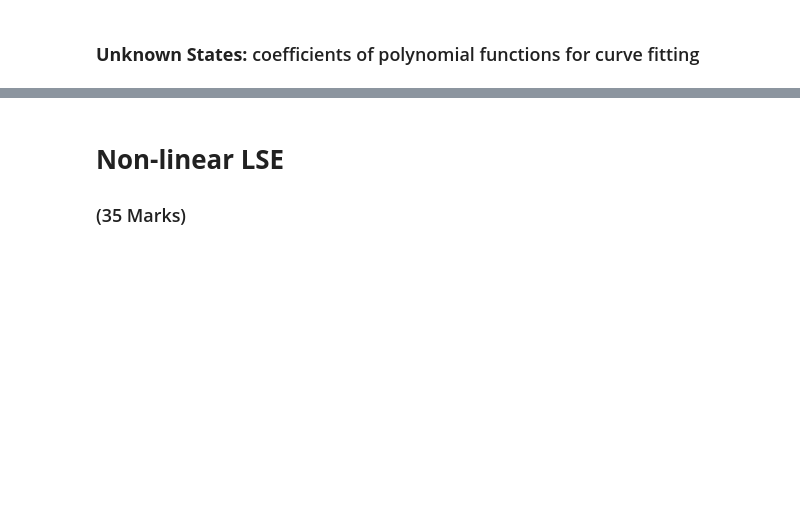
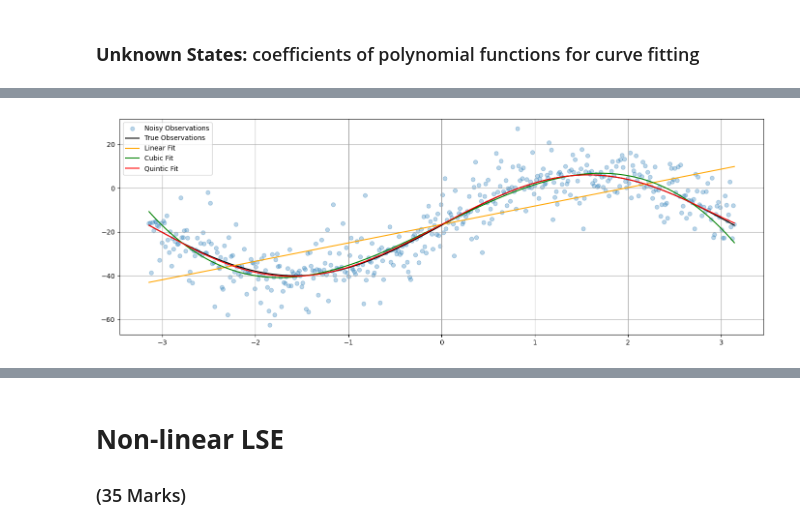
Before and after one commit to emallie-morinbarich/engg680_2024_fall, a Jupyter notebook: Lab_Assignment2/Assignment2.ipynb, the cells around one changed output, grey strips where cells are left out. Drawn from its saved outputs; the diff is of its cells as text; code cells hidden in the pictures; blank space fills up the shorter version.

Commit message:
step 1 to 13 except 11
only code not the description

```diff
--- a/Lab_Assignment2/Assignment2.ipynb
+++ b/Lab_Assignment2/Assignment2.ipynb
@@ -138,4 +209,9 @@ fig.tight_layout()
 # step 10
 # compute and print the norm between the predicted observations (output from each polynomial function) and the true observations
 # (3 marks)
-# ...
+for deg, res in results.items():
+    predicted_l = np.vander(a, N=deg+1, increasing=True) @ res['coefficients']
+    norm = np.linalg.norm(predicted_l - l)
+    print(f"Degree {deg} polynomial fit:")
+    print(f"Norm between predicted and true observations: {norm}")
+    print("\n")
@@ -149,4 +235,4 @@ fig.tight_layout()
 # now, let's define the P matrix with the proper weights of observation
 # use the variance of observation l_var, define P matrix
 # (1 mark)
-P = #...
+P = np.diag(1 / l_var)
@@ -157,0 +239,37 @@ P = #...
+# %%
+# step 13
+# repeat the steps 6-10, using the proper P matrix
+# (10 marks)
+
+results = {}
+degrees = [1, 3, 5]
+for deg in degrees:
+    x, cov_x, apv, v = fit_polynomial_curve(a, l, P, deg)
+    results[deg] = {
+        'coefficients': x,
+        'covariance_matrix': cov_x,
+        'apv': apv,
+        'residuals': v
+    }
+
+line_uw = np.polyval(results[1]['coefficients'][::-1], a)
+cubic_uw = np.polyval(results[3]['coefficients'][::-1], a)
+quintic_uw = np.polyval(results[5]['coefficients'][::-1], a)
+# %%
+fig, ax = plt.subplots(nrows=1, ncols=1, figsize=(14, 5))
+
+ax.scatter(a, l, label='Noisy Observations', color='tab:blue', marker='o', alpha=0.3)
+ax.plot(a, l_true, label='True Observations', color='k')
+
+ax.plot(a, line_uw, color='orange', label='Linear Fit')
+ax.plot(a, cubic_uw, color='green', label='Cubic Fit')
+ax.plot(a, quintic_uw, color='red', label='Quintic Fit')
+ax.legend()
+ax.grid(True, which='both', ls='-', color='0.65')
+
+
+ax.grid(True, which='both',ls='-',color='0.65')
+
+fig.tight_layout()
+# %% [output]
+[figure, added]
```
Also changed, not shown: parts of 27 cells of this notebook.
